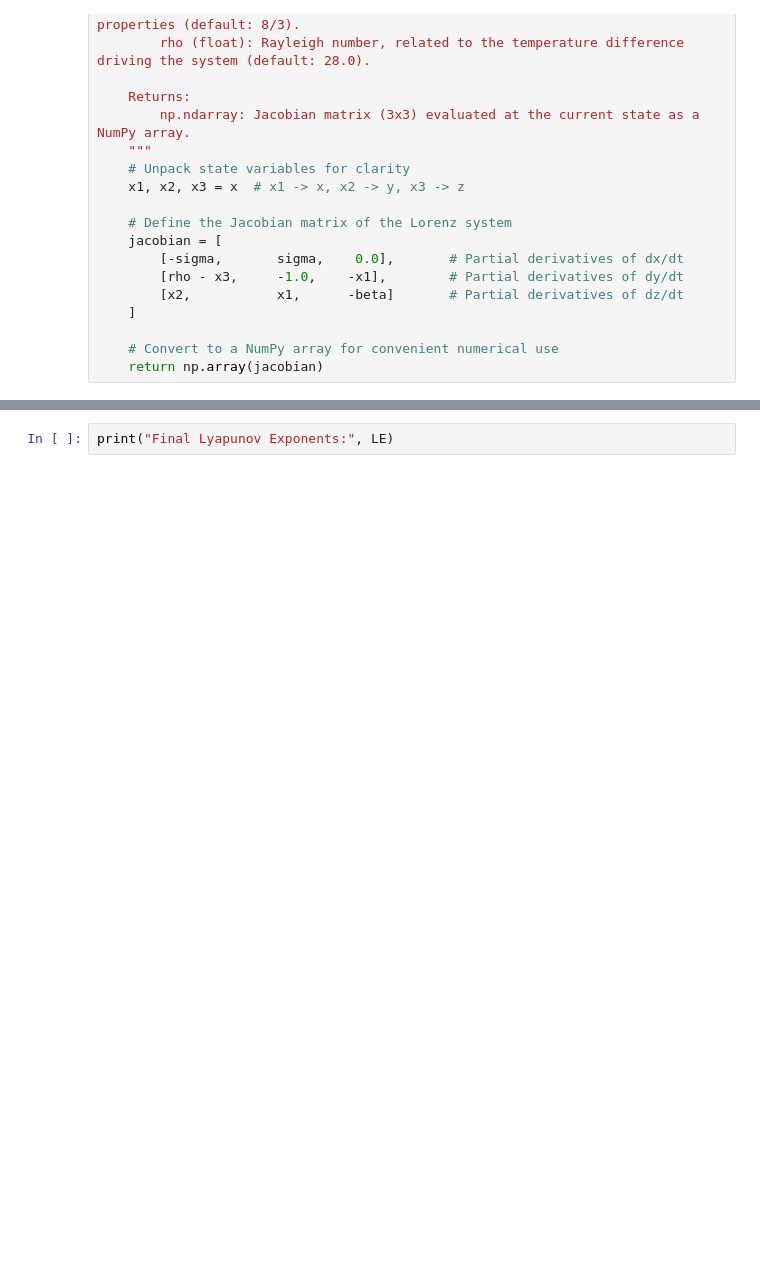
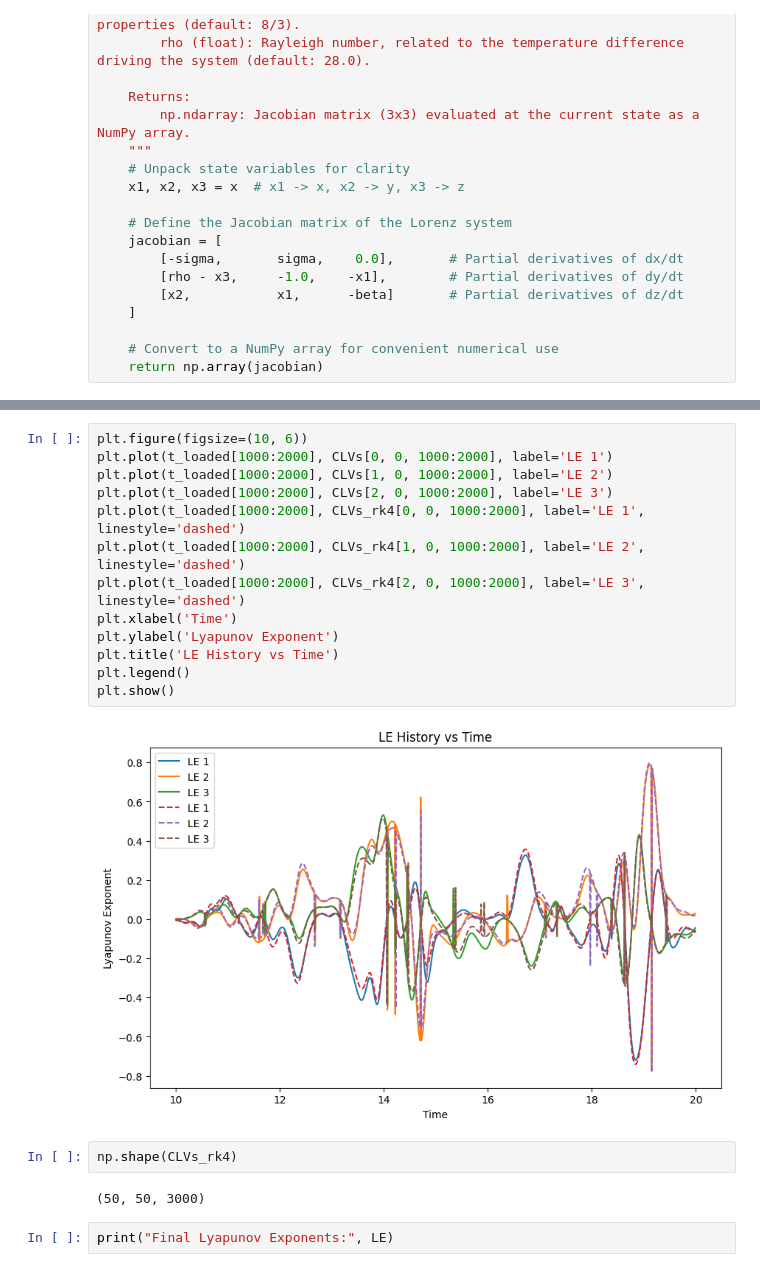
Before and after one commit to MagriLab/clvlib, a Jupyter notebook: prova.ipynb, the cells around one changed output, grey strips where cells are left out. Cells and saved outputs as stored; diff of their text form; blank space fills up the shorter version.

```diff
--- a/prova.ipynb
+++ b/prova.ipynb
@@ -154,3 +140,22 @@ plt.show()
+# %%
+plt.figure(figsize=(10, 6))
+plt.plot(t_loaded[1000:2000], CLVs[0, 0, 1000:2000], label='LE 1')
+plt.plot(t_loaded[1000:2000], CLVs[1, 0, 1000:2000], label='LE 2')
+plt.plot(t_loaded[1000:2000], CLVs[2, 0, 1000:2000], label='LE 3')
+plt.plot(t_loaded[1000:2000], CLVs_rk4[0, 0, 1000:2000], label='LE 1', linestyle='dashed')
+plt.plot(t_loaded[1000:2000], CLVs_rk4[1, 0, 1000:2000], label='LE 2', linestyle='dashed')
+plt.plot(t_loaded[1000:2000], CLVs_rk4[2, 0, 1000:2000], label='LE 3', linestyle='dashed')
+plt.xlabel('Time')
+plt.ylabel('Lyapunov Exponent')
+plt.title('LE History vs Time')
+plt.legend()
+plt.show()
+# %% [output]
+[figure, added]
+# %%
+np.shape(CLVs_rk4)
+# %% [output]
+(50, 50, 3000)
 # %%
 print("Final Lyapunov Exponents:", LE)
 # %% [output]
```
Also changed, not shown: parts of 13 cells of this notebook, 11 other files.
